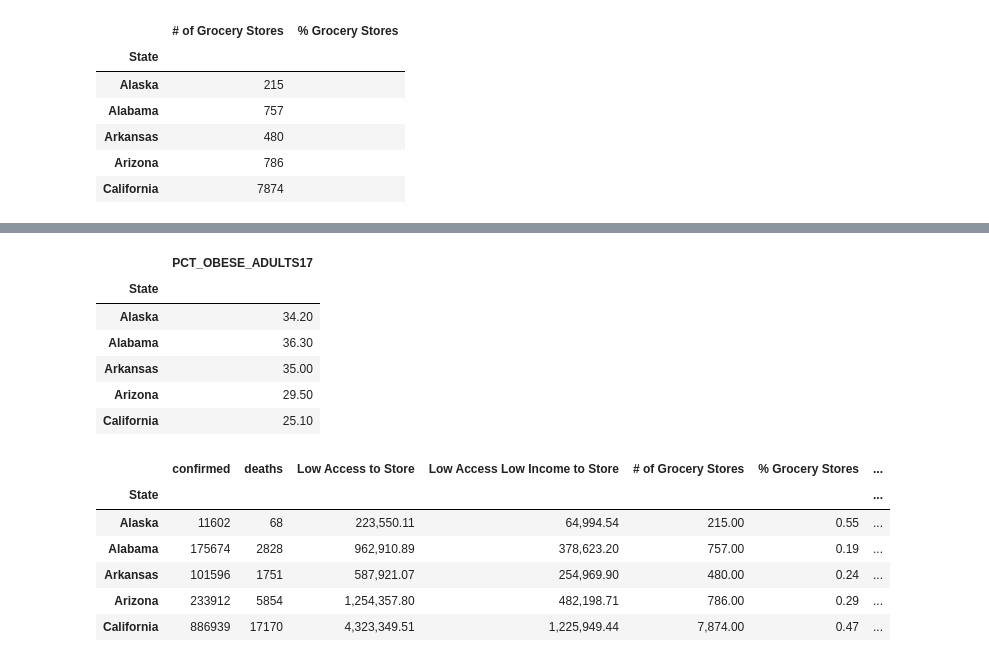
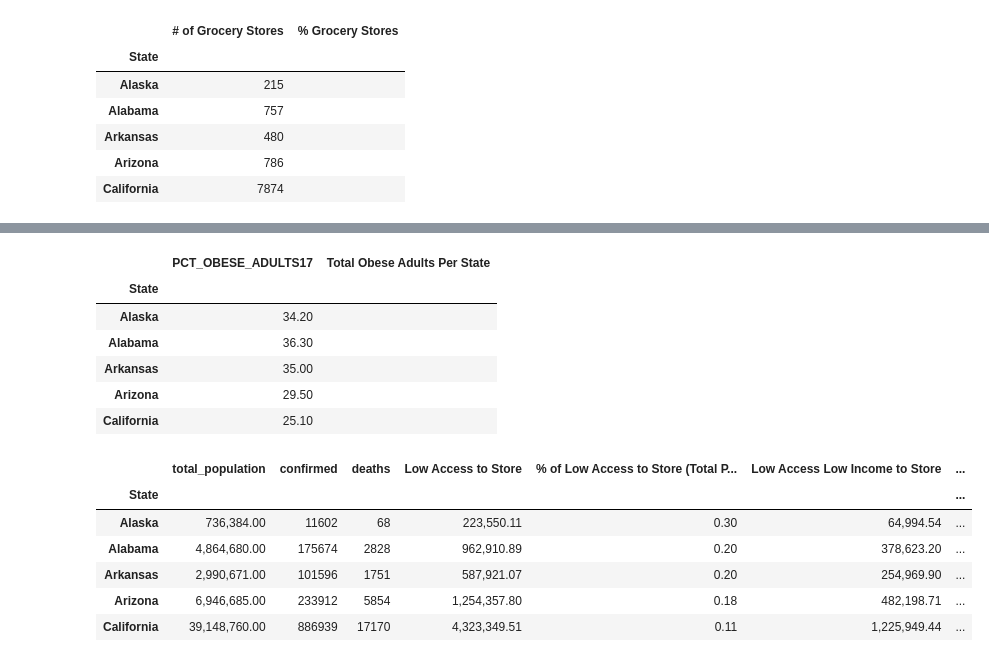
Before and after one commit to teresaflicek/Covid19-Societal-Impacts, a Jupyter notebook: Colorado.ipynb, the cells around one changed output, grey strips where cells are left out. Drawn from its saved outputs; the diff is of its cells as text; code cells hidden in the pictures.

```diff
--- a/Colorado.ipynb
+++ b/Colorado.ipynb
@@ -279,6 +275,6 @@ deaths_df.head()
 # %%
 # join two dataframes for sum of each state
 
-comb_con_deaths_df = con_df.join(deaths_df, lsuffix="confirmed")
+comb_con_deaths_df = comb_totpop_con_df.join(deaths_df, lsuffix="confirmed")
 comb_con_deaths_df.head()
 # %% [output]
@@ -357,8 +353,8 @@ renamed_comb_condeaths_laccesslowi_df.head()
 # %%
 # make dataframe for Low Access Low Income Population
-conv_store_state = renamed_df_STORES.groupby(["State"]).sum()["# of Convenient Stores"]
-conv_store_state_df = pd.DataFrame(conv_store_state,columns=['# of Convenient Stores'])
-conv_store_state_df["% Convenient Stores"]=""
+conv_store_state = renamed_df_STORES.groupby(["State"]).sum()["# of Convenience Stores"]
+conv_store_state_df = pd.DataFrame(conv_store_state,columns=['# of Convenience Stores'])
+conv_store_state_df["% Convenience Stores"]=""
 rename_conv_store_state_df = conv_store_state_df.rename({"AK":"Alaska","AL":"Alabama","AR":"Arkansas","AZ":"Arizona","CA":"California","CO":"Colorado","CT":"Connecticut","DC":"District of Columbia","DE":"Delaware","FL":"Florida","GA":"Georgia","HI":"Hawaii","IA":"Iowa","ID":"Idaho","IL":"Illinois","IN":"Indiana","KS":"Kansas","KY":"Kentucky","LA":"Louisiana","MA":"Massachusetts","MD":"Maryland","ME":"Maine","MI":"Michigan","MN":"Minnesota","MO":"Missouri","MS":"Mississippi","MT":"Montana","NV":"Nevada","NC":"North Carolina","ND":"North Dakota","NE":"Nebraska","NH":"New Hampshire","NY":"New York","OH":"Ohio","OK":"Oklahoma","OR":"Oregon","PA":"Pennsylvania","RI":"Rhode Island","SC":"South Carolina","SD":"South Dakota","TN":"Tennessee","TX":"Texas","UT":"Utah","VA":"Virginia","VT":"Vermont","WA":"Washington","WI":"Wisconsin","WV":"West Virginia","WY":"Wyoming","NM":"New Mexico","NJ":"New Jersey","RI":"Rhode Island"})
 
 rename_conv_store_state_df.head()
@@ -391,8 +387,8 @@ rename_grocery_store_state_df.head()
 comb_STORES_state_df = rename_grocery_store_state_df.join(rename_conv_store_state_df, lsuffix="% Grocery Stores")
 
 #divide to find %'s
-comb_STORES_state_df["% Grocery Stores"]=comb_STORES_state_df['# of Grocery Stores']/(comb_STORES_state_df['# of Grocery Stores'] + comb_STORES_state_df['# of Convenient Stores'])
-comb_STORES_state_df["% Convenient Stores"]=comb_STORES_state_df['# of Convenient Stores']/(comb_STORES_state_df['# of Grocery Stores'] + comb_STORES_state_df['# of Convenient Stores'])
+comb_STORES_state_df["% Grocery Stores"]=comb_STORES_state_df['# of Grocery Stores']/(comb_STORES_state_df['# of Grocery Stores'] + comb_STORES_state_df['# of Convenience Stores'])
+comb_STORES_state_df["% Convenience Stores"]=comb_STORES_state_df['# of Convenience Stores']/(comb_STORES_state_df['# of Grocery Stores'] + comb_STORES_state_df['# of Convenience Stores'])
 
 comb_STORES_state_df.head()
 # %% [output]
@@ -420,38 +416,48 @@ comb_condeaths_stores_df.head()
 # make dataframe for Low Access obesity Population
 obesity_state = df1_HEALTH.groupby(["State"]).mean()["PCT_OBESE_ADULTS17"]
 obesity_state_df = pd.DataFrame(obesity_state,columns=['PCT_OBESE_ADULTS17'])
+obesity_state_df["Total Obese Adults Per State"]=""
 rename_obesity_state_df = obesity_state_df.rename({"AK":"Alaska","AL":"Alabama","AR":"Arkansas","AZ":"Arizona","CA":"California","CO":"Colorado","CT":"Connecticut","DC":"District of Columbia","DE":"Delaware","FL":"Florida","GA":"Georgia","HI":"Hawaii","IA":"Iowa","ID":"Idaho","IL":"Illinois","IN":"Indiana","KS":"Kansas","KY":"Kentucky","LA":"Louisiana","MA":"Massachusetts","MD":"Maryland","ME":"Maine","MI":"Michigan","MN":"Minnesota","MO":"Missouri","MS":"Mississippi","MT":"Montana","NV":"Nevada","NC":"North Carolina","ND":"North Dakota","NE":"Nebraska","NH":"New Hampshire","NY":"New York","OH":"Ohio","OK":"Oklahoma","OR":"Oregon","PA":"Pennsylvania","RI":"Rhode Island","SC":"South Carolina","SD":"South Dakota","TN":"Tennessee","TX":"Texas","UT":"Utah","VA":"Virginia","VT":"Vermont","WA":"Washington","WI":"Wisconsin","WV":"West Virginia","WY":"Wyoming","NM":"New Mexico","NJ":"New Jersey","RI":"Rhode Island"})
 
 rename_obesity_state_df.head()
 # %% [output]
-|  | PCT_OBESE_ADULTS17 |
-| State |  |
-| Alaska | 34.20 |
-| Alabama | 36.30 |
-| Arkansas | 35.00 |
-| Arizona | 29.50 |
-| California | 25.10 |
+|  | PCT_OBESE_ADULTS17 | Total Obese Adults Per State |
+| State |  |  |
+| Alaska | 34.20 |  |
+| Alabama | 36.30 |  |
+| Arkansas | 35.00 |  |
+| Arizona | 29.50 |  |
+| California | 25.10 |  |
 # %%
 # join confirmed/deaths and obesity rates
 
-comb_condeaths_all_df = rename_obesity_state_df.join(comb_condeaths_stores_df,lsuffix="% Convenient Stores")
+comb_condeaths_all_df = rename_obesity_state_df.join(comb_condeaths_stores_df,lsuffix="% Convenience Stores")
+
+# create two new columns for % low access to store (["Low Access to Store"]/["total_population"]) &
+
+comb_condeaths_all_df["% of Low Access to Store (Total Population)"]=''
+comb_condeaths_all_df["% of Low Access Low Income to Store (Total Population)"]=''
 
 # move rows to match colorado df
 
-comb_condeaths_all_df = comb_condeaths_all_df[['confirmed', 'deaths', 'Low Access to Store', 'Low Access Low Income to Store',"# of Grocery Stores","% Grocery Stores","# of Convenient Stores","% Convenient Stores","PCT_OBESE_ADULTS17"]]
+comb_condeaths_all_df = comb_condeaths_all_df[['total_population','confirmed', 'deaths', 'Low Access to Store','% of Low Access to Store (Total Population)', 'Low Access Low Income to Store','% of Low Access Low Income to Store (Total Population)',"# of Grocery Stores","% Grocery Stores","# of Convenience Stores","% Convenience Stores","Total Obese Adults Per State","PCT_OBESE_ADULTS17"]]
 
-#
+# fill in empty columns with equations of big data set
+
+comb_condeaths_all_df["Total Obese Adults Per State"]=comb_condeaths_all_df['PCT_OBESE_ADULTS17']*(comb_condeaths_all_df['total_population']/100)
+comb_condeaths_all_df["% of Low Access to Store (Total Population)"]=comb_condeaths_all_df["Low Access to Store"]/comb_condeaths_all_df["total_population"]
+comb_condeaths_all_df["% of Low Access Low Income to Store (Total Population)"]=comb_condeaths_all_df["Low Access Low Income to Store"]/comb_condeaths_all_df["total_population"]
 
 comb_condeaths_all_df = comb_condeaths_all_df.rename(columns={"PCT_OBESE_ADULTS17":"% of Obese Adults"})
 comb_condeaths_all_df.head()
 # %% [output]
-|  | confirmed | deaths | Low Access to Store | Low Access Low Income to Store | # of Grocery Stores | % Grocery Stores | ... |
+|  | total_population | confirmed | deaths | Low Access to Store | % of Low Access to Store (Total P... | Low Access Low Income to Store | ... |
 | State |  |  |  |  |  |  | ... |
-| Alaska | 11602 | 68 | 223,550.11 | 64,994.54 | 215.00 | 0.55 | ... |
-| Alabama | 175674 | 2828 | 962,910.89 | 378,623.20 | 757.00 | 0.19 | ... |
-| Arkansas | 101596 | 1751 | 587,921.07 | 254,969.90 | 480.00 | 0.24 | ... |
-| Arizona | 233912 | 5854 | 1,254,357.80 | 482,198.71 | 786.00 | 0.29 | ... |
-| California | 886939 | 17170 | 4,323,349.51 | 1,225,949.44 | 7,874.00 | 0.47 | ... |
+| Alaska | 736,384.00 | 11602 | 68 | 223,550.11 | 0.30 | 64,994.54 | ... |
+| Alabama | 4,864,680.00 | 175674 | 2828 | 962,910.89 | 0.20 | 378,623.20 | ... |
+| Arkansas | 2,990,671.00 | 101596 | 1751 | 587,921.07 | 0.20 | 254,969.90 | ... |
+| Arizona | 6,946,685.00 | 233912 | 5854 | 1,254,357.80 | 0.18 | 482,198.71 | ... |
+| California | 39,148,760.00 | 886939 | 17170 | 4,323,349.51 | 0.11 | 1,225,949.44 | ... |
 # %%
 def create_scatter(x_values, y_values, title, xlabel, ylabel, alpha):
     plt.scatter(x_values, y_values, alpha=alpha)
```
Also changed, not shown: parts of 25 cells of this notebook.
